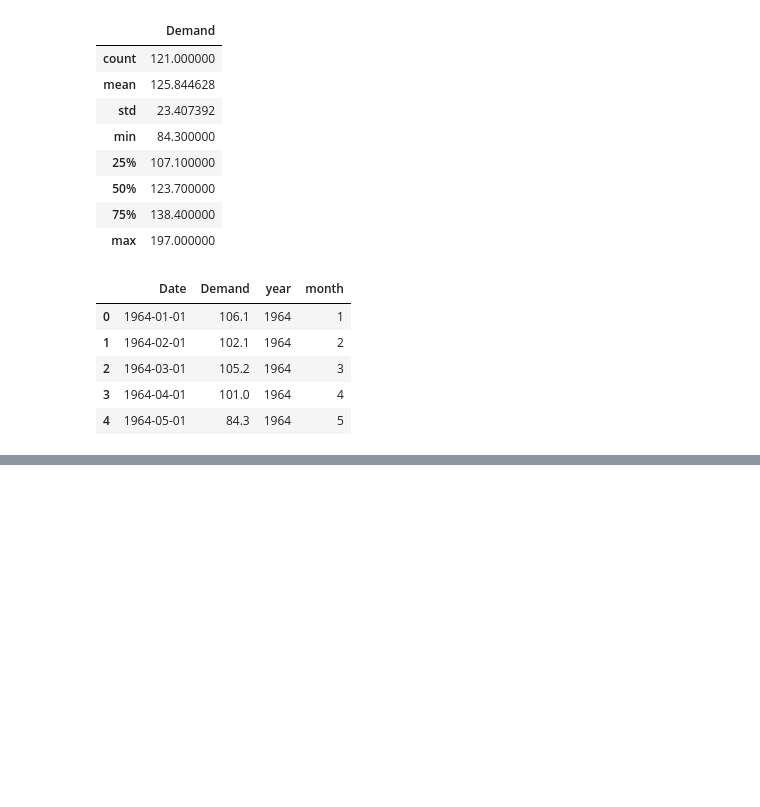
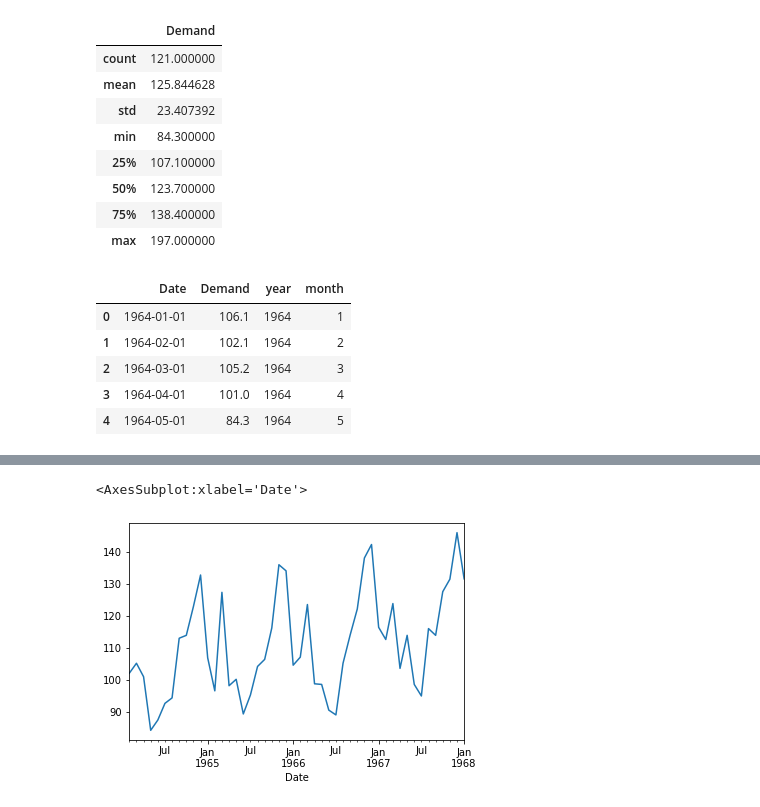
Before and after one commit to git-anupam/Demand-forcasting-and-stock-management, a Jupyter notebook: Forecasting Stock Management.ipynb, the cells around one changed output, grey strips where cells are left out. Cells and saved outputs as stored; diff of their text form; code cells hidden in the pictures; blank space fills up the shorter version.

```diff
--- a/Forecasting Stock Management.ipynb
+++ b/Forecasting Stock Management.ipynb
@@ -76,0 +91,7 @@ dataframe.head(5)
+# %%
+year1 = dataframe[(dataframe['Date'] > '1964-01-01') & (dataframe['Date'] <= '1968-01-1')].copy()
+# %%
+year1['Demand'].plot()
+# %% [output]
+<AxesSubplot:xlabel='Date'>
+[figure, added]
```
Also changed, not shown: parts of 11 cells of this notebook.
